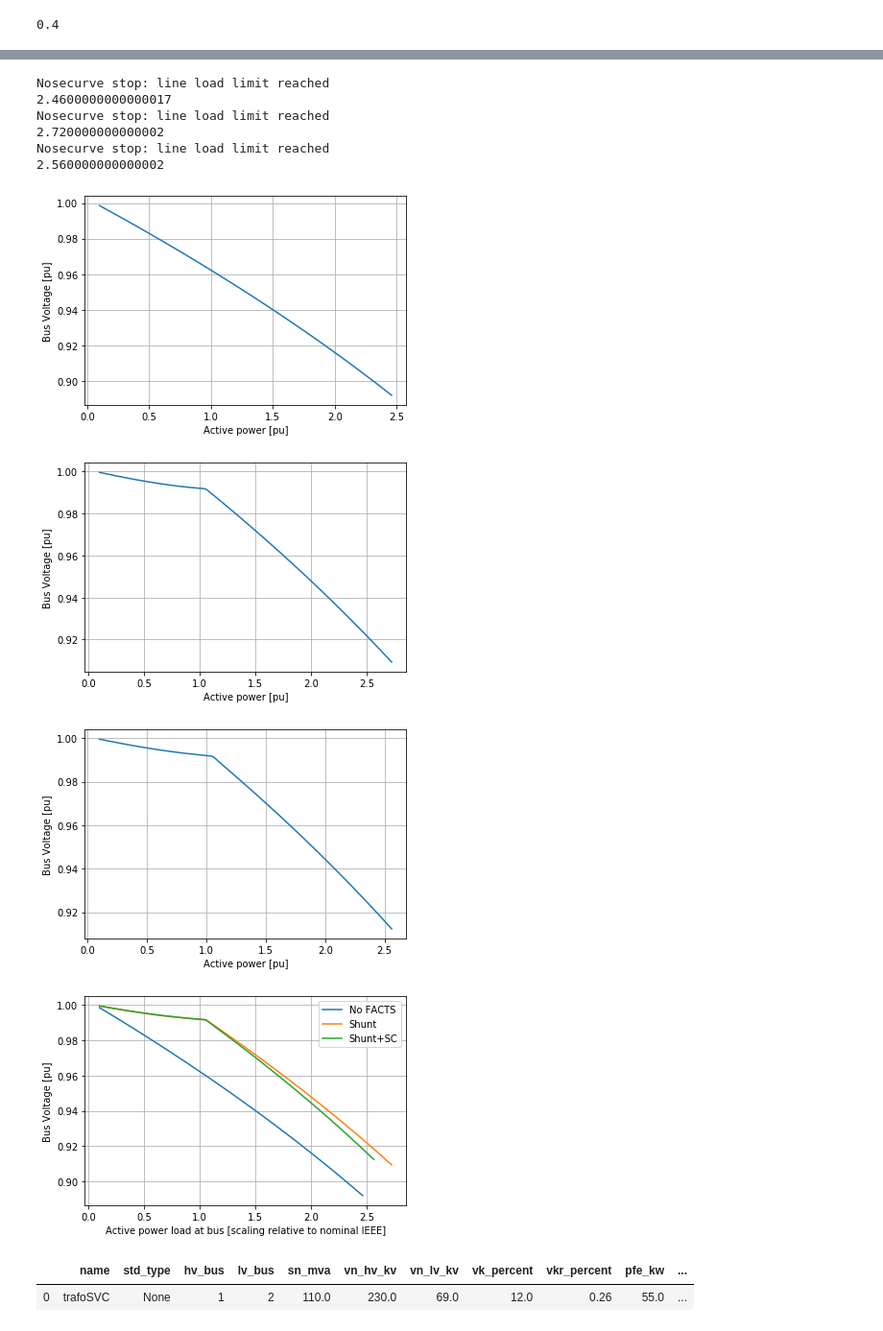
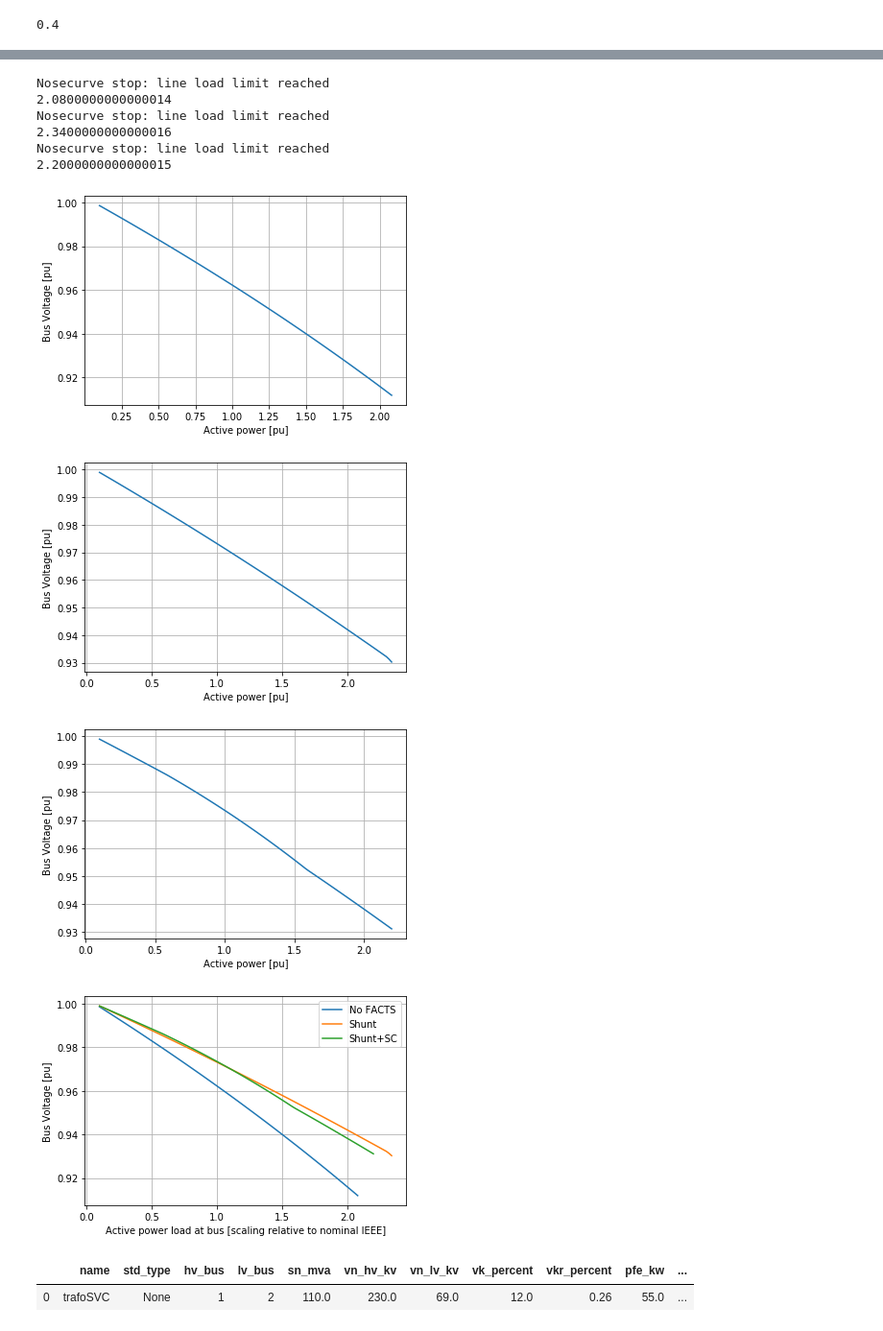
Before and after one commit to thediavel/RL-ThesisProject-ABB, a Jupyter notebook: TestNetwork_2bus.ipynb, the cells around one changed output, grey strips where cells are left out. Shown: that part at 96% size. Cells and saved outputs as stored; diff of their text form; code cells hidden in the pictures.

```diff
--- a/TestNetwork_2bus.ipynb
+++ b/TestNetwork_2bus.ipynb
@@ -199,7 +194,7 @@ def K_x_comp_pu(net, loading_perc_ref, line_index, k_old):
     #print(k_x_comp)
 
     ##NEW VERSION TEST:
-    c = 15 #Coefficient for transnition tuned to hit equal load sharing at nominal IEEE
+    c = 5 #Coefficient for transnition tuned to hit equal load sharing at nominal IEEE
     k_x_comp_max_ind = 0.4
     k_x_comp_max_cap = -k_x_comp_max_ind
     loading_perc_meas = net.res_line.loading_percent[line_index]
@@ -219,7 +214,7 @@ def K_x_comp_pu(net, loading_perc_ref, line_index, k_old):
 ##Function for transition from reference parameter to reactive power output of shunt device
 def Shunt_q_comp(net, v_ref_pu, bus_index, q_old):
     v_bus_pu = net.res_bus.vm_pu[bus_index]
-    k = 25 #Coefficient for transition, tuned to hit 1 pu with nominal IEEE
+    k = 10 #Coefficient for transition,
     q_rated = 100 #Mvar
     q_min = -q_rated
     q_max = q_rated
@@ -246,10 +241,12 @@ def NoseCurve(bus_index, net, shunt, sc, line_load_limit):
     l_arr = np.array([])
     v_res = np.array([])
     l_ind = 0
+    line_ind = 1
     l_p_mw = network.load.p_mw[l_ind]
     l_q_mvar = network.load.q_mvar[l_ind]
     x_line_pu = X_pu(network, 1)
     k_old = 0 #initialise as 0
+    q_old = 0
     networkFailure = False
 
     while not networkFailure:
@@ -276,11 +273,10 @@ def NoseCurve(bus_index, net, shunt, sc, line_load_limit):
             #print(network.shunt.q_mvar)
 
             # Series compensation
-            i_ref = 45.12148693231915 #Should be changed every X time steps to emulate
+            i_ref = 41.12944816652619#45.12148693231915 #Should be changed every X time steps to emulate
                                       #change by system operator when implemented in RL.
-            k_x_comp_pu = K_x_comp_pu(network, i_ref, l_ind, k_old)
+            k_x_comp_pu = K_x_comp_pu(network, i_ref, line_ind, k_old)
             network.impedance.loc[0, ['xft_pu','xtf_pu']] = x_line_pu * k_x_comp_pu
-            k_old = k_x_comp_pu #update for next iter
             #print(k_x_comp_pu)
 
             pp.runpp(network)
@@ -291,6 +287,8 @@ def NoseCurve(bus_index, net, shunt, sc, line_load_limit):
             if not networkFailure:
                 v_res = np.append(v_res, network.res_bus.vm_pu[bus_index])
                 l_arr = np.append(l_arr, l_scaling)
+                q_old = q_comp #update for next iter
+                k_old = k_x_comp_pu
         except:
             networkFailure=True
             print('Nosecurve stop: runpp diverge')
@@ -320,6 +318,6 @@ def MergeFig(v_res1, l_arr1, label1, v_res2, l_arr2, label2, v_res3, l_arr3, lab
 # %%
 #SETTINGS
 pp.runpp(net_2b)
-i_ref = I_ref(net_2b,0)# P_ref(Net_copy_noFACTS(net_2b), 0)
-print(i_ref)
+lp_ref = LP_ref(net_2b,0)# P_ref(Net_copy_noFACTS(net_2b), 0)
+print(lp_ref)
 # %% [output]
@@ -415,33 +413,33 @@ net_2b.res_line
 # %%
 l_ind = 0
 l_scaling = 1/l_scaling #Scale back to nominal before nose curves
 l_p_mw = net_2b.load.p_mw[l_ind]
 l_q_mvar = net_2b.load.q_mvar[l_ind]
 net_2b.load.p_mw[l_ind] = l_p_mw*l_scaling
 net_2b.load.q_mvar[l_ind] = l_q_mvar*l_scaling
 
 
-l_load_limit = 120
+l_load_limit = 100
 NoseCurve1 = NoseCurve(1, net_2b, shunt=False, sc=False, line_load_limit=l_load_limit)
 print(NoseCurve1[2][len(NoseCurve1[2])-1])
 NoseCurve2 = NoseCurve(1, net_2b, shunt=True, sc=False, line_load_limit=l_load_limit)
 print(NoseCurve2[2][len(NoseCurve2[2])-1])
 NoseCurve3 = NoseCurve(1, net_2b, shunt=True, sc=True, line_load_limit=l_load_limit)
 print(NoseCurve3[2][len(NoseCurve3[2])-1])
 figMerge1 = MergeFig(NoseCurve1[1], NoseCurve1[2], 'No FACTS',
                      NoseCurve2[1], NoseCurve2[2], 'Shunt',
                      NoseCurve3[1], NoseCurve3[2], 'Shunt+SC')
 # %% [output]
 Nosecurve stop: line load limit reached
-2.4600000000000017
+2.0800000000000014
 Nosecurve stop: line load limit reached
-2.720000000000002
+2.3400000000000016
 Nosecurve stop: line load limit reached
-2.560000000000002
+2.2000000000000015
-[figure, old version]
+[figure, new version]
-[figure, old version]
+[figure, new version]
-[figure, old version]
+[figure, new version]
-[figure, old version]
+[figure, new version]
 # %%
 net_2b.trafo
 # %% [output]
```
Also changed, not shown: parts of 18 cells of this notebook, 2 other files.
